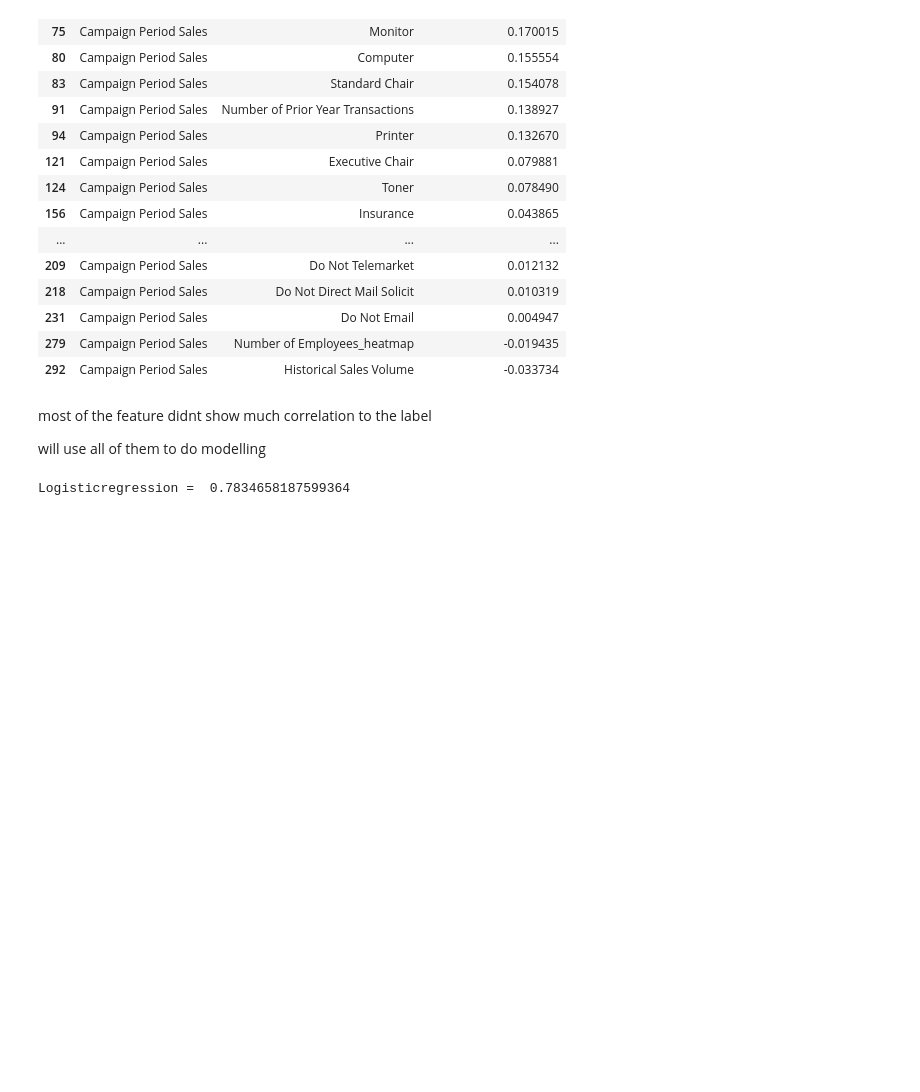
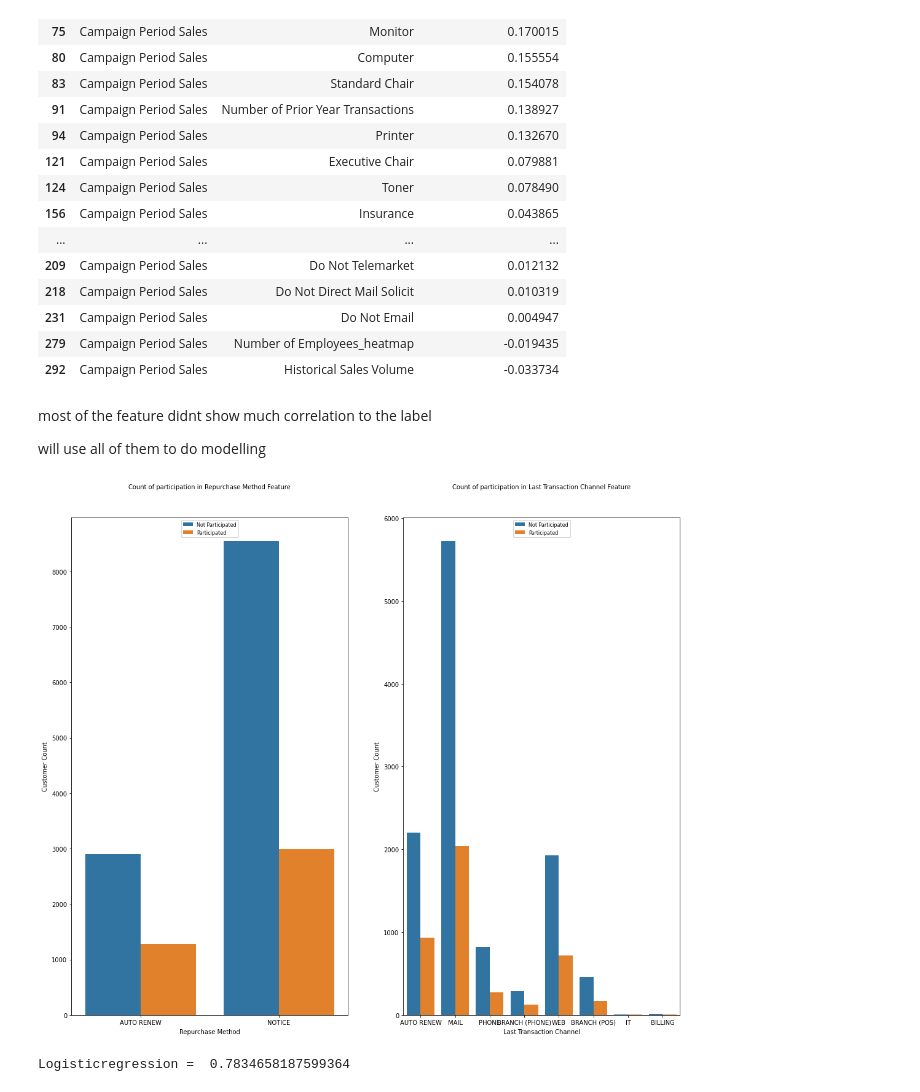
Before and after one commit to viffsi/Office_supply, a Jupyter notebook: office_supply.ipynb, the cells around one changed output. Cells and saved outputs as stored; diff of their text form; code cells hidden in the pictures; blank space fills up the shorter version.

```diff
--- a/office_supply.ipynb
+++ b/office_supply.ipynb
@@ -585,6 +585,27 @@ df = df.drop('Number of Employees_heatmap', axis = 1)
 most of the feature didnt show much correlation to the label
 
 will use all of them to do modelling
+# %%
+cat_features = ['Repurchase Method', 'Last Transaction Channel']
+
+fig, axs = plt.subplots(ncols=1, nrows=2, figsize=(10, 10))
+plt.subplots_adjust(right=1.5, top=1.25)
+
+for i, feature in enumerate(cat_features, 1):
+    plt.subplot(1, 2, i)
+    sns.countplot(x=feature, hue='Campaign Period Sales', data=df)
+
+    plt.xlabel('{}'.format(feature), size=10, labelpad=5)
+    plt.ylabel('Customer Count', size=10, labelpad=5)
+    plt.tick_params(axis='x', labelsize=10)
+    plt.tick_params(axis='y', labelsize=10)
+
+    plt.legend(['Not Participated', 'Participated'], loc='upper center', prop={'size': 8})
+    plt.title('Count of participation in {} Feature'.format(feature), size=10, y=1.05)
+
+plt.show()
+# %% [output]
+[figure, added]
 # %%
 from sklearn.model_selection import train_test_split
 from sklearn.linear_model import LogisticRegression
```
